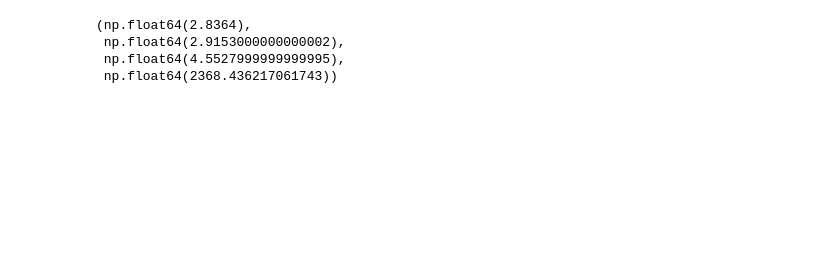
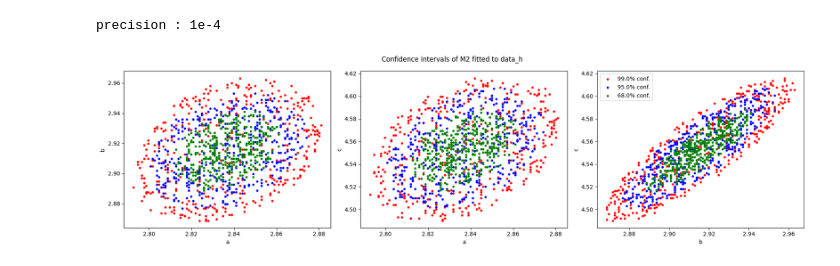
Before and after one commit to john1256/KASI_Ms, a Jupyter notebook: 2025/Statistics_1/Assignment5-1.ipynb, the cells around one changed output. Saved outputs shown, nothing was run; the diff lists cells and outputs as text; code cells hidden in the pictures; blank space fills up the shorter version.

```diff
--- a/2025/Statistics_1/Assignment5-1.ipynb
+++ b/2025/Statistics_1/Assignment5-1.ipynb
@@ -27,7 +35,10 @@ chisq_min(M1_test, data_f, 2, precision=4)
 # %%
-chisq_min(M2_test, data_h, 3, precision=5)
+data = data_h
+dataname = 'data_h'
+
+center_x, center_y, center_z, _ = chisq_min(M2_test, data, 3, precision=4)
+parm = [center_x, center_y, center_z]
+draw_contour(M2_test, data, parm, num_points = 200,grid_range=0.1, modelname='M2', dataname=dataname)
 # %% [output]
-(np.float64(2.8364),
- np.float64(2.9153000000000002),
- np.float64(4.5527999999999995),
- np.float64(2368.436217061743))
+precision : 1e-4
+[figure, added]
```
Also changed, not shown: parts of 3 cells of this notebook, 52 other files.
